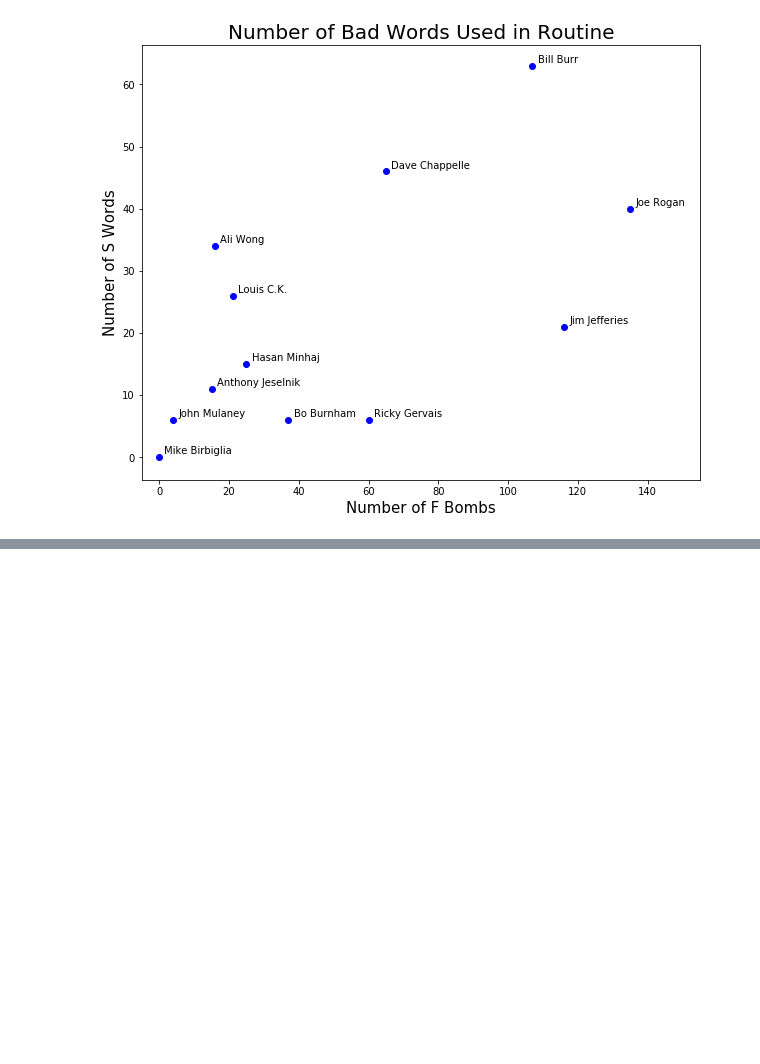
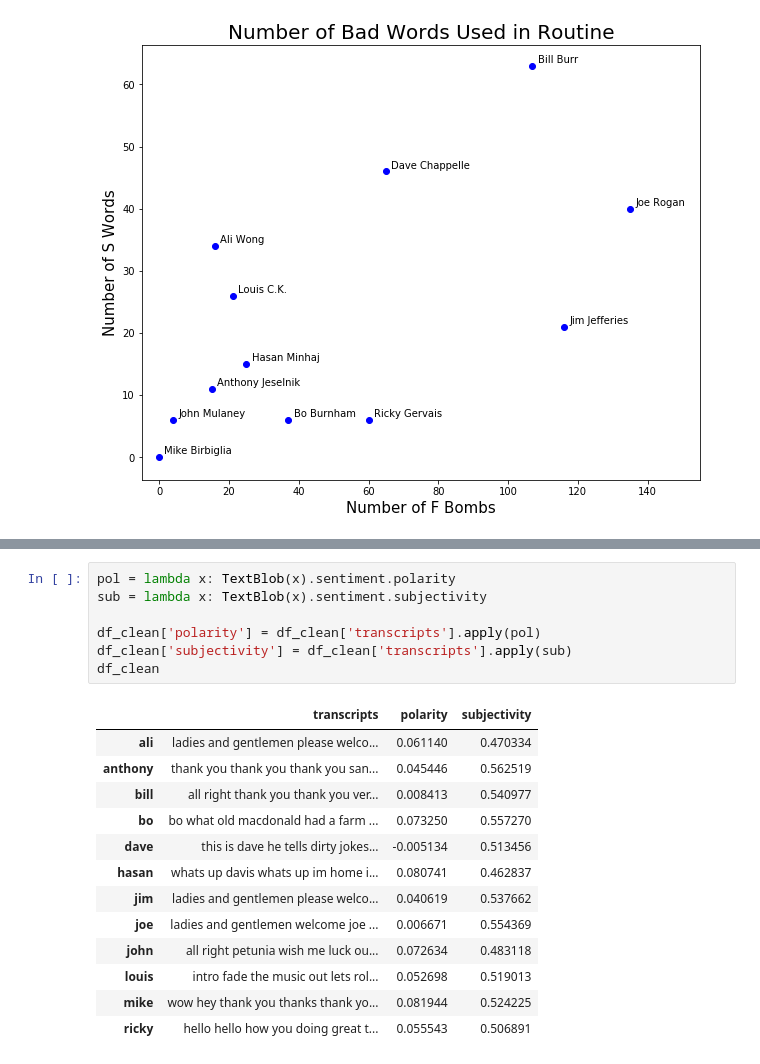
Before and after one commit to atefattia/data_science, a Jupyter notebook: 09_natural_language_processing/natural_language_proprocessing.ipynb, the cells around one changed output, grey strips where cells are left out. Drawn from its saved outputs; the diff is of its cells as text; blank space fills up the shorter version.

```diff
--- a/09_natural_language_processing/natural_language_proprocessing.ipynb
+++ b/09_natural_language_processing/natural_language_proprocessing.ipynb
@@ -463,0 +474,21 @@ plt.show()
+# %%
+pol = lambda x: TextBlob(x).sentiment.polarity
+sub = lambda x: TextBlob(x).sentiment.subjectivity
+
+df_clean['polarity'] = df_clean['transcripts'].apply(pol)
+df_clean['subjectivity'] = df_clean['transcripts'].apply(sub)
+df_clean
+# %% [output]
+|  | transcripts | polarity | subjectivity |
+| ali | ladies and gentlemen please welco... | 0.061140 | 0.470334 |
+| anthony | thank you thank you thank you san... | 0.045446 | 0.562519 |
+| bill | all right thank you thank you ver... | 0.008413 | 0.540977 |
+| bo | bo what old macdonald had a farm ... | 0.073250 | 0.557270 |
+| dave | this is dave he tells dirty jokes... | -0.005134 | 0.513456 |
+| hasan | whats up davis whats up im home i... | 0.080741 | 0.462837 |
+| jim | ladies and gentlemen please welco... | 0.040619 | 0.537662 |
+| joe | ladies and gentlemen welcome joe ... | 0.006671 | 0.554369 |
+| john | all right petunia wish me luck ou... | 0.072634 | 0.483118 |
+| louis | intro fade the music out lets rol... | 0.052698 | 0.519013 |
+| mike | wow hey thank you thanks thank yo... | 0.081944 | 0.524225 |
+| ricky | hello hello how you doing great t... | 0.055543 | 0.506891 |
```
Also changed, not shown: parts of 9 cells of this notebook.
